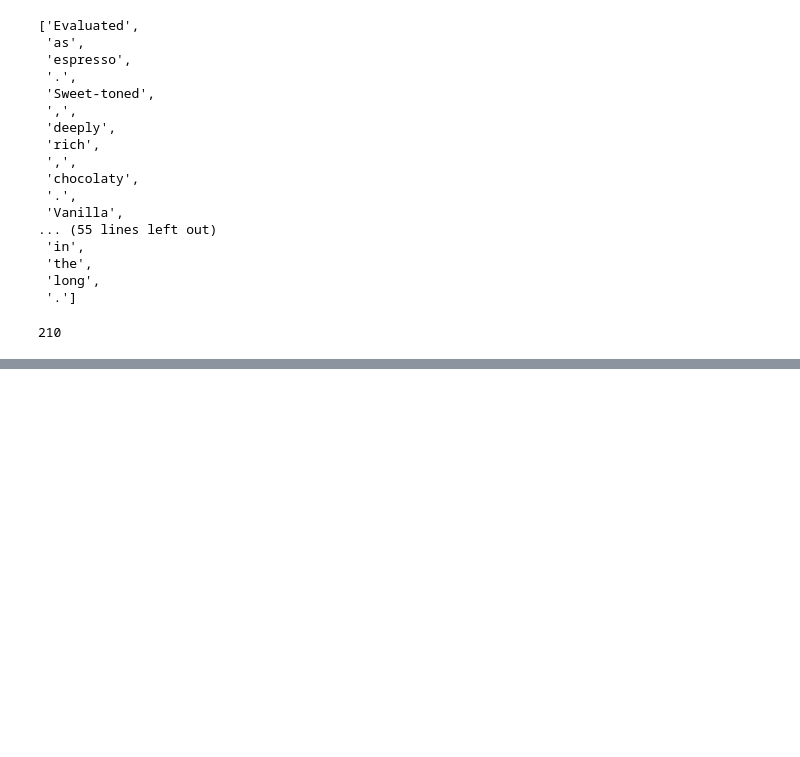
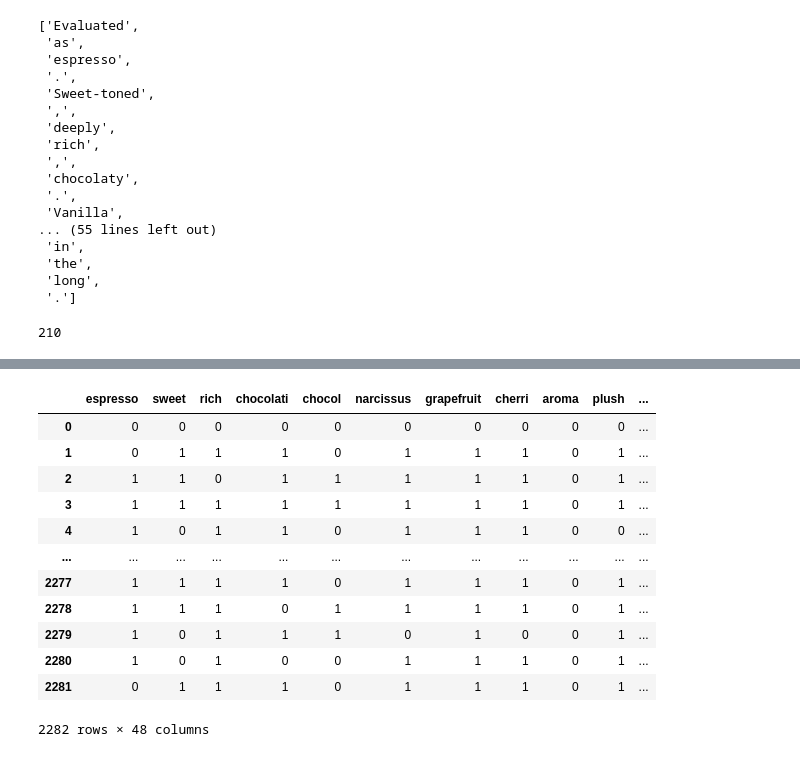
Before and after one commit to 1Intuition/Coffee-Surf, a Jupyter notebook: processing.ipynb, the cells around one changed output, grey strips where cells are left out. Drawn from its saved outputs; the diff is of its cells as text; code cells hidden in the pictures; blank space fills up the shorter version.

```diff
--- a/processing.ipynb
+++ b/processing.ipynb
@@ -214,0 +230,3 @@ df
+# %%
+df["coffee"] = df["name"] + "-" + df["roaster"]
+df.head(3)
@@ -214,0 +239,11 @@ df
+# %%
+d = {}
+for i in df["characteristics"]:
+    for j in i:
+        if j in d:
+            d[j] += 1
+        else:
+            d[j] = 1
+
+count_dict = {i:j for i,j in d.items() if j > 200}
+count_dict
@@ -214,0 +274,8 @@ df
+# %%
+d = {"coffee":df["coffee"]}
+
+for i in count_dict.keys():
+    d[i] = df["characteristics"].apply(lambda x: 0 if i in x else 1)
+# %%
+one_hot = pd.DataFrame(d)
+one_hot.head()
@@ -214,0 +292,16 @@ df
+# %%
+one_hot[one_hot.columns[1:]]
+# %% [output]
+|  | espresso | sweet | rich | chocolati | chocol | narcissus | grapefruit | cherri | aroma | plush | ... |
+| 0 | 0 | 0 | 0 | 0 | 0 | 0 | 0 | 0 | 0 | 0 | ... |
+| 1 | 0 | 1 | 1 | 1 | 0 | 1 | 1 | 1 | 0 | 1 | ... |
+| 2 | 1 | 1 | 0 | 1 | 1 | 1 | 1 | 1 | 0 | 1 | ... |
+| 3 | 1 | 1 | 1 | 1 | 1 | 1 | 1 | 1 | 0 | 1 | ... |
+| 4 | 1 | 0 | 1 | 1 | 0 | 1 | 1 | 1 | 0 | 0 | ... |
+| ... | ... | ... | ... | ... | ... | ... | ... | ... | ... | ... | ... |
+| 2277 | 1 | 1 | 1 | 1 | 0 | 1 | 1 | 1 | 0 | 1 | ... |
+| 2278 | 1 | 1 | 1 | 0 | 1 | 1 | 1 | 1 | 0 | 1 | ... |
+| 2279 | 1 | 0 | 1 | 1 | 1 | 0 | 1 | 0 | 0 | 1 | ... |
+| 2280 | 1 | 0 | 1 | 0 | 0 | 1 | 1 | 1 | 0 | 1 | ... |
+| 2281 | 0 | 1 | 1 | 1 | 0 | 1 | 1 | 1 | 0 | 1 | ... |
+2282 rows × 48 columns
```
Also changed, not shown: parts of 14 cells of this notebook.
